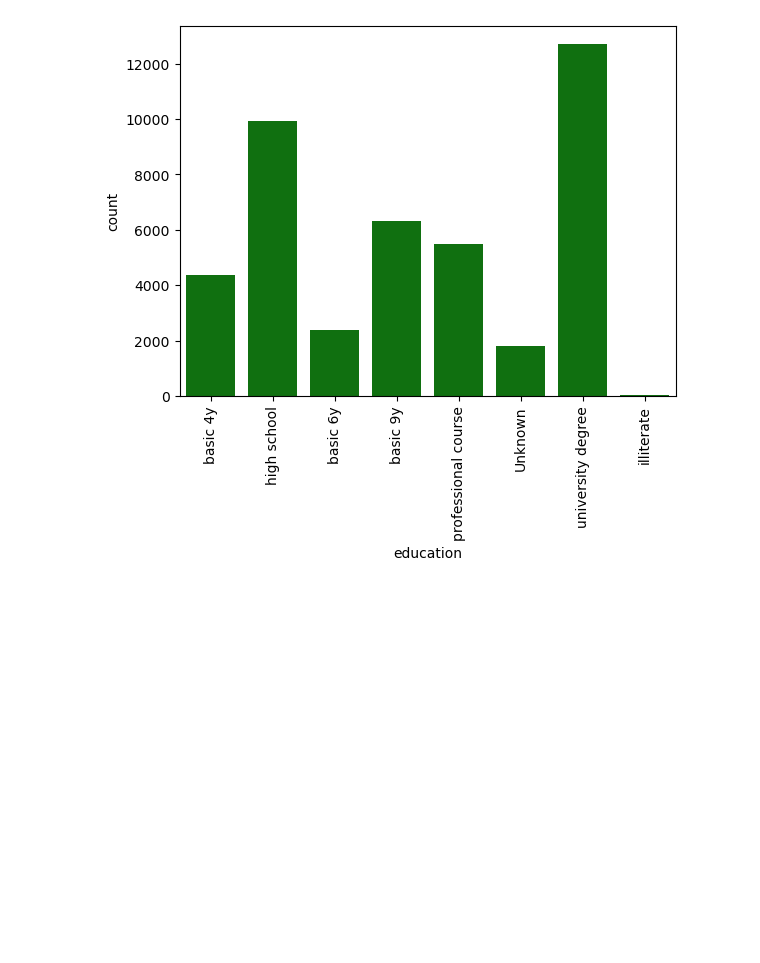
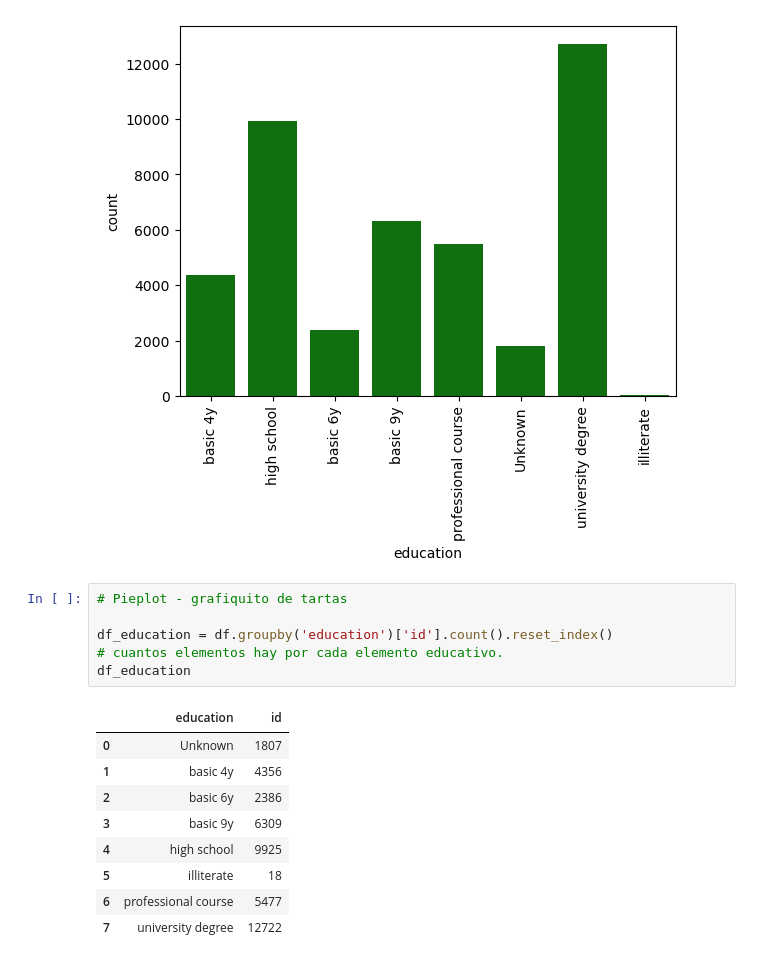
Before and after one commit to nerearial/Ejercicios_Adalab, a Jupyter notebook: Modulo 3/7. Visualizacion/clase-visualizacion-24082024.ipynb, the cells around one changed output. Drawn from its saved outputs; the diff is of its cells as text; blank space fills up the shorter version.

```diff
--- a/Modulo 3/7. Visualizacion/clase-visualizacion-24082024.ipynb
+++ b/Modulo 3/7. Visualizacion/clase-visualizacion-24082024.ipynb
@@ -172,3 +172,19 @@ plt.xticks(rotation=90) # con esto le damos espaciado para que las columnas se m
   Text(6, 0, 'university degree'),
   Text(7, 0, 'illiterate')])
 [figure]
+# %%
+# Pieplot - grafiquito de tartas
+
+df_education = df.groupby('education')['id'].count().reset_index()
+# cuantos elementos hay por cada elemento educativo.
+df_education
+# %% [output]
+|  | education | id |
+| 0 | Unknown | 1807 |
+| 1 | basic 4y | 4356 |
+| 2 | basic 6y | 2386 |
+| 3 | basic 9y | 6309 |
+| 4 | high school | 9925 |
+| 5 | illiterate | 18 |
+| 6 | professional course | 5477 |
+| 7 | university degree | 12722 |
```
Also changed, not shown: parts of 2 cells of this notebook.
